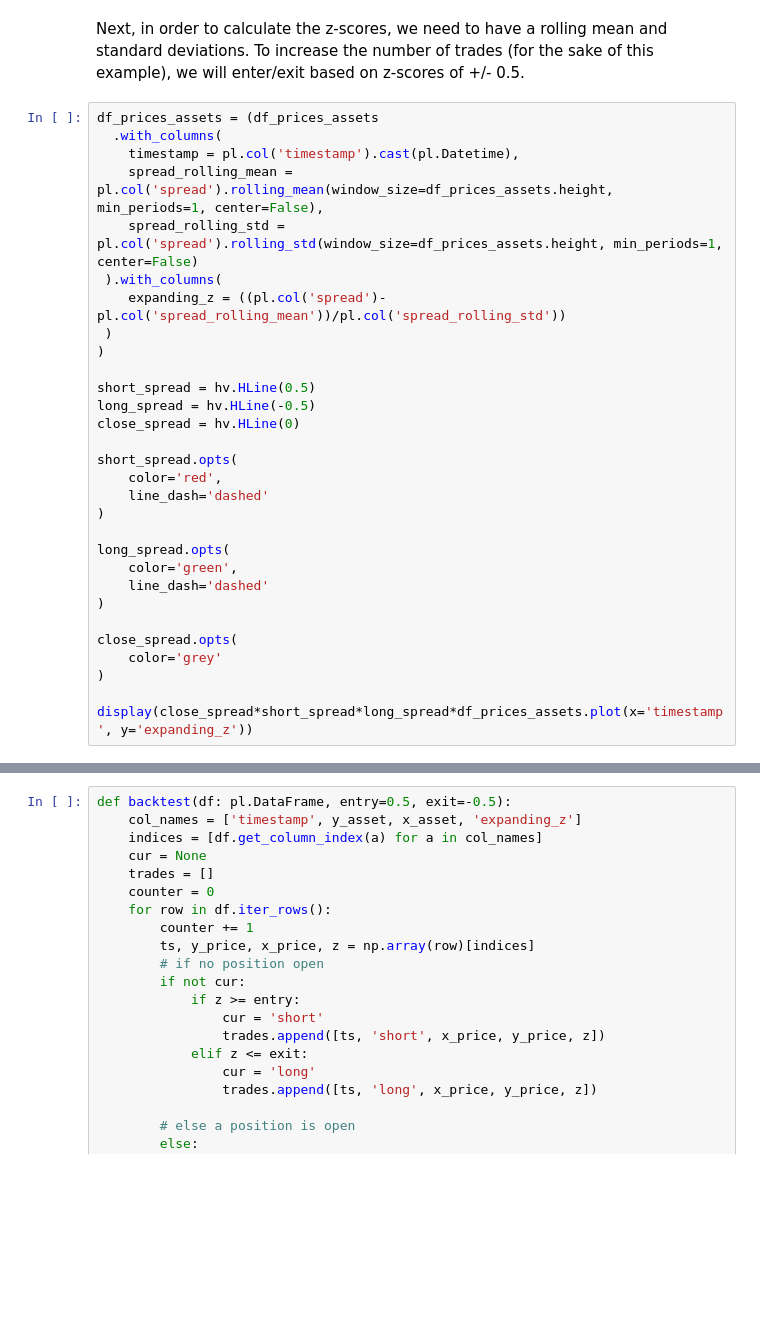
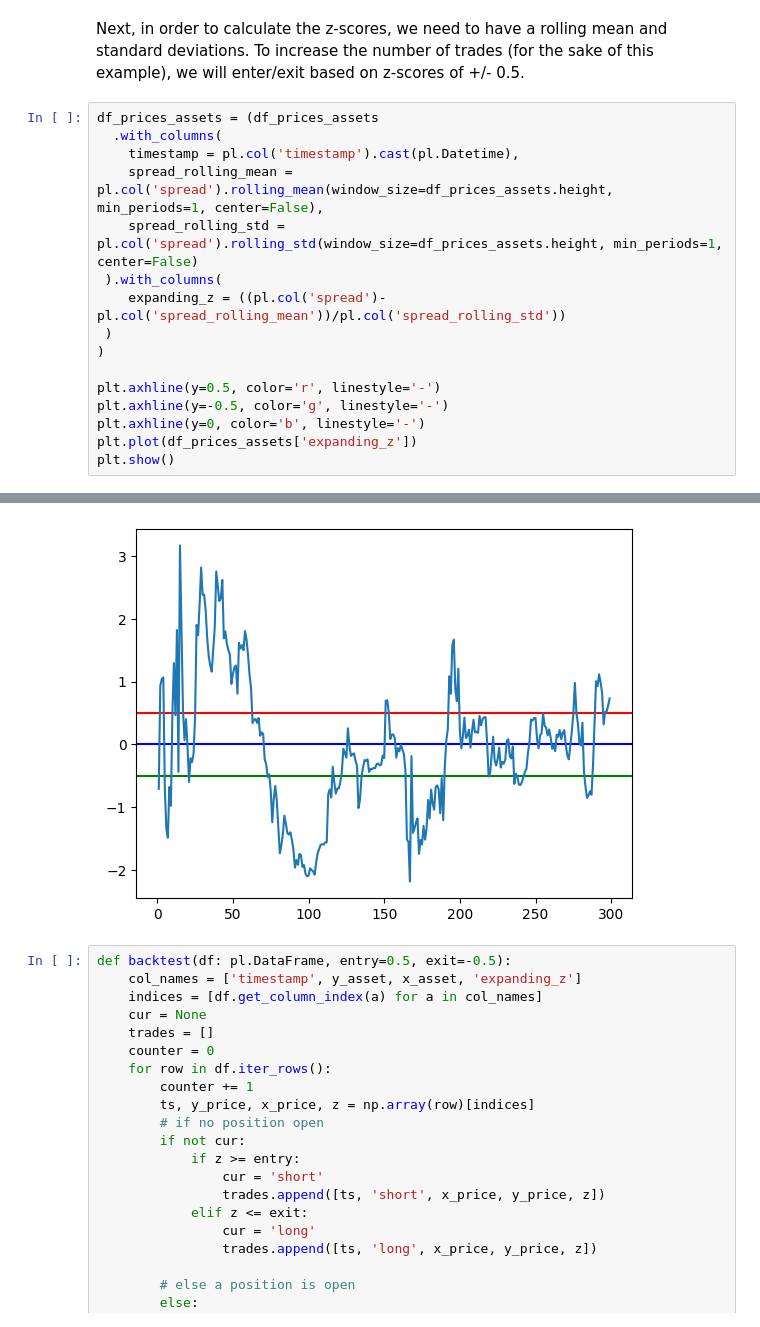
Before and after one commit to voskart/backtesting, a Jupyter notebook: mean_reversion.ipynb, the cells around one changed output, grey strips where cells are left out. Drawn from its saved outputs; the diff is of its cells as text; blank space fills up the shorter version.

```diff
--- a/mean_reversion.ipynb
+++ b/mean_reversion.ipynb
@@ -263,23 +247,9 @@ df_prices_assets = (df_prices_assets
  )
 )
 
-short_spread = hv.HLine(0.5)
-long_spread = hv.HLine(-0.5)
-close_spread = hv.HLine(0)
-
-short_spread.opts(
-    color='red',
-    line_dash='dashed'
-)
-
-long_spread.opts(
-    color='green',
-    line_dash='dashed'
-)
-
-close_spread.opts(
-    color='grey'
-)
-
-display(close_spread*short_spread*long_spread*df_prices_assets.plot(x='timestamp', y='expanding_z'))
+plt.axhline(y=0.5, color='r', linestyle='-')
+plt.axhline(y=-0.5, color='g', linestyle='-')
+plt.axhline(y=0, color='b', linestyle='-')
+plt.plot(df_prices_assets['expanding_z'])
+plt.show()
 # %% [output]
@@ -287,3 +256,4 @@ display(close_spread*short_spread*long_spread*df_prices_assets.plot(x='timestamp
+[figure, added]
 # %%
 def backtest(df: pl.DataFrame, entry=0.5, exit=-0.5):
     col_names = ['timestamp', y_asset, x_asset, 'expanding_z']
```
Also changed, not shown: parts of 8 cells of this notebook.
